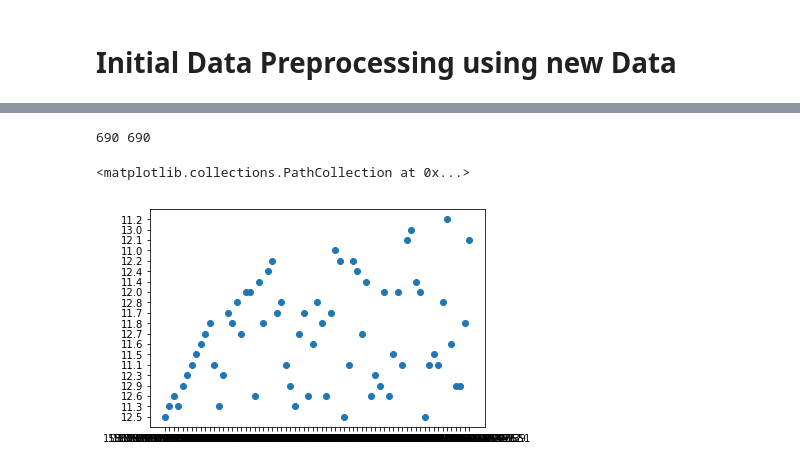
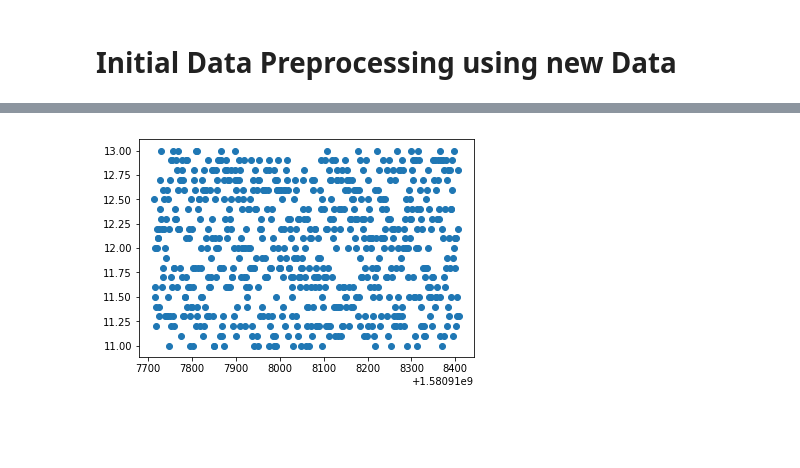
Before and after one commit to jesus-r-mendoza/Operations-Data-and-Mgmt-System, a Jupyter notebook: machine-learning/data-analysis/New-Data-Preprocessing.ipynb, the cells around one changed output, grey strips where cells are left out. Saved outputs shown, nothing was run; the diff lists cells and outputs as text; code cells hidden in the pictures; blank space fills up the shorter version.

Commit message:
plotting all the data: scatter plots and kde graphs for each file

```diff
--- a/machine-learning/data-analysis/New-Data-Preprocessing.ipynb
+++ b/machine-learning/data-analysis/New-Data-Preprocessing.ipynb
@@ -30,15 +33,16 @@ def process_file(data_file):
             if len(parts) < 4:
                 continue
             _, val, time, _ = line.split(',')
-            values.append(val)
-            nanos.append(time)
+            values.append(float(val))
+            nanos.append(float(time))
 
     return values, nanos
-# %%
-vals, time = process_file(data_files[0])
-print(len(vals[0::10]), len(time[0::10]))
-plt.scatter(time[0::100], vals[0::100])
-# %% [output]
-690 690
-<matplotlib.collections.PathCollection at 0x...>
-[figure, removed]
+# %%
+data = []
+for csv in data_files:
+    vals, time = process_file(csv)
+    data.append( (vals, time) )
+# %%
+def scatter_plot(data_tup):
+    vals, time = data_tup
+    plt.scatter(time[0::10], vals[0::10])
@@ -44,0 +54,4 @@ plt.scatter(time[0::100], vals[0::100])
+# %%
+scatter_plot(data[0])
+# %% [output]
+[figure, added]
```
Also changed, not shown: parts of 13 cells of this notebook.
